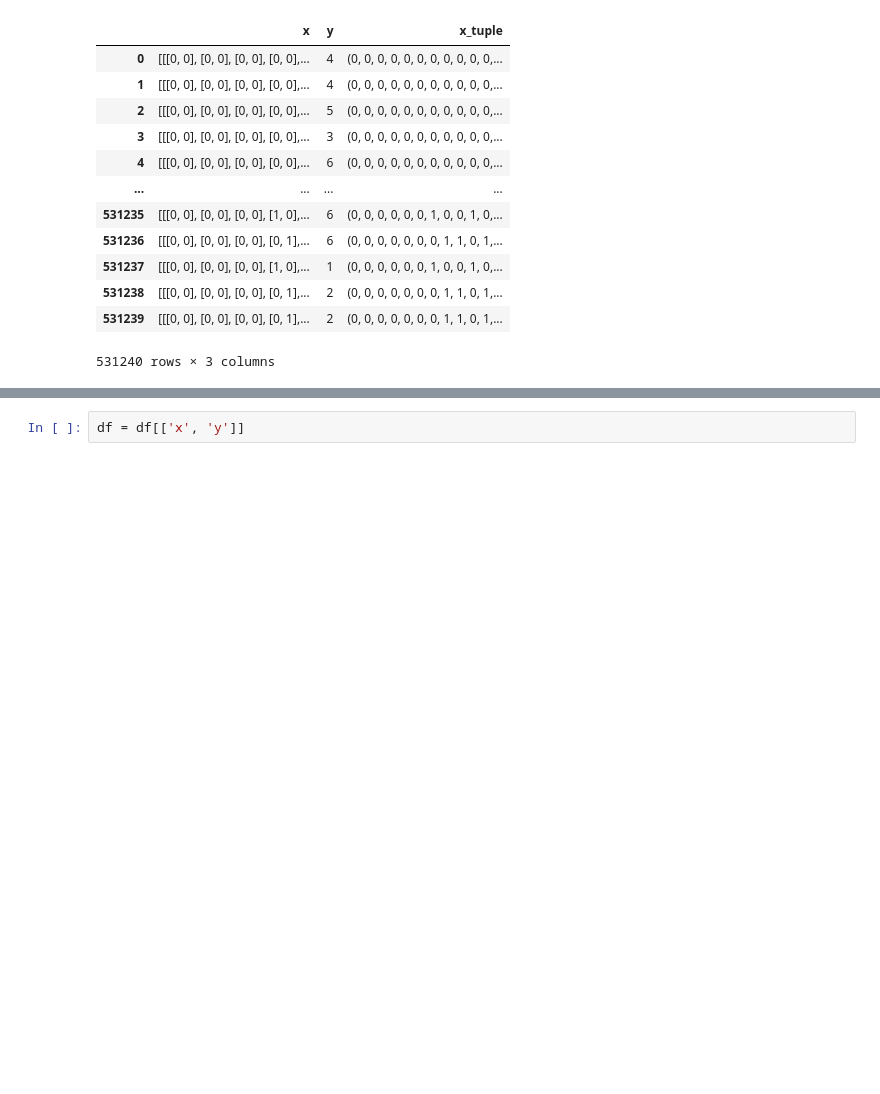
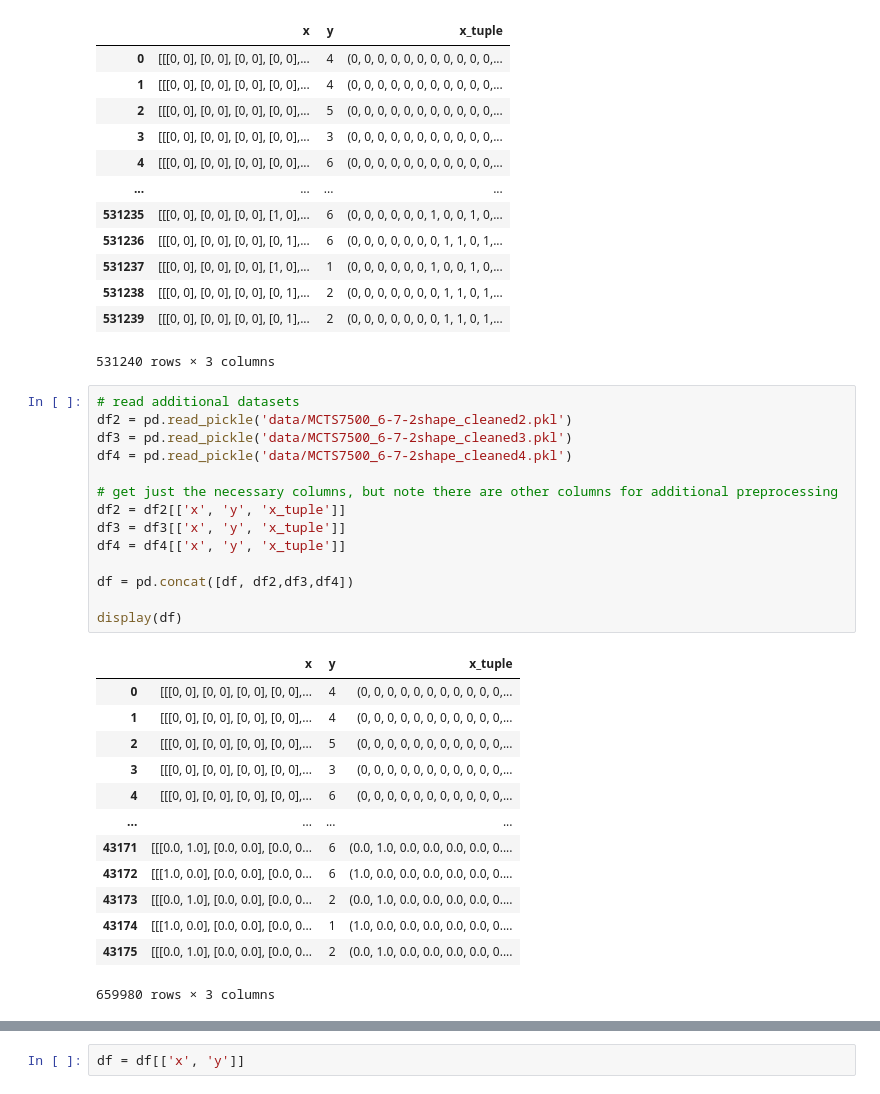
Before and after one commit to kzapalac/Connect4, a Jupyter notebook: clean_dans_data.ipynb, the cells around one changed output, grey strips where cells are left out. Cells and saved outputs as stored; diff of their text form; blank space fills up the shorter version.

```diff
--- a/clean_dans_data.ipynb
+++ b/clean_dans_data.ipynb
@@ -77,6 +77,34 @@ display(df)
 | 531238 | [[[0, 0], [0, 0], [0, 0], [0, 1],... | 2 | (0, 0, 0, 0, 0, 0, 0, 1, 1, 0, 1,... |
 | 531239 | [[[0, 0], [0, 0], [0, 0], [0, 1],... | 2 | (0, 0, 0, 0, 0, 0, 0, 1, 1, 0, 1,... |
 531240 rows × 3 columns
+# %%
+# read additional datasets
+df2 = pd.read_pickle('data/MCTS7500_6-7-2shape_cleaned2.pkl')
+df3 = pd.read_pickle('data/MCTS7500_6-7-2shape_cleaned3.pkl')
+df4 = pd.read_pickle('data/MCTS7500_6-7-2shape_cleaned4.pkl')
+
+# get just the necessary columns, but note there are other columns for additional preprocessing
+df2 = df2[['x', 'y', 'x_tuple']]
+df3 = df3[['x', 'y', 'x_tuple']]
+df4 = df4[['x', 'y', 'x_tuple']]
+
+df = pd.concat([df, df2,df3,df4])
+
+display(df)
+# %% [output]
+|  | x | y | x_tuple |
+| 0 | [[[0, 0], [0, 0], [0, 0], [0, 0],... | 4 | (0, 0, 0, 0, 0, 0, 0, 0, 0, 0, 0,... |
+| 1 | [[[0, 0], [0, 0], [0, 0], [0, 0],... | 4 | (0, 0, 0, 0, 0, 0, 0, 0, 0, 0, 0,... |
+| 2 | [[[0, 0], [0, 0], [0, 0], [0, 0],... | 5 | (0, 0, 0, 0, 0, 0, 0, 0, 0, 0, 0,... |
+| 3 | [[[0, 0], [0, 0], [0, 0], [0, 0],... | 3 | (0, 0, 0, 0, 0, 0, 0, 0, 0, 0, 0,... |
+| 4 | [[[0, 0], [0, 0], [0, 0], [0, 0],... | 6 | (0, 0, 0, 0, 0, 0, 0, 0, 0, 0, 0,... |
+| ... | ... | ... | ... |
+| 43171 | [[[0.0, 1.0], [0.0, 0.0], [0.0, 0... | 6 | (0.0, 1.0, 0.0, 0.0, 0.0, 0.0, 0.... |
+| 43172 | [[[1.0, 0.0], [0.0, 0.0], [0.0, 0... | 6 | (1.0, 0.0, 0.0, 0.0, 0.0, 0.0, 0.... |
+| 43173 | [[[0.0, 1.0], [0.0, 0.0], [0.0, 0... | 2 | (0.0, 1.0, 0.0, 0.0, 0.0, 0.0, 0.... |
+| 43174 | [[[1.0, 0.0], [0.0, 0.0], [0.0, 0... | 1 | (1.0, 0.0, 0.0, 0.0, 0.0, 0.0, 0.... |
+| 43175 | [[[0.0, 1.0], [0.0, 0.0], [0.0, 0... | 2 | (0.0, 1.0, 0.0, 0.0, 0.0, 0.0, 0.... |
+659980 rows × 3 columns
 # %%
 # examine games
 
```
Also changed, not shown: parts of 4 cells of this notebook.
